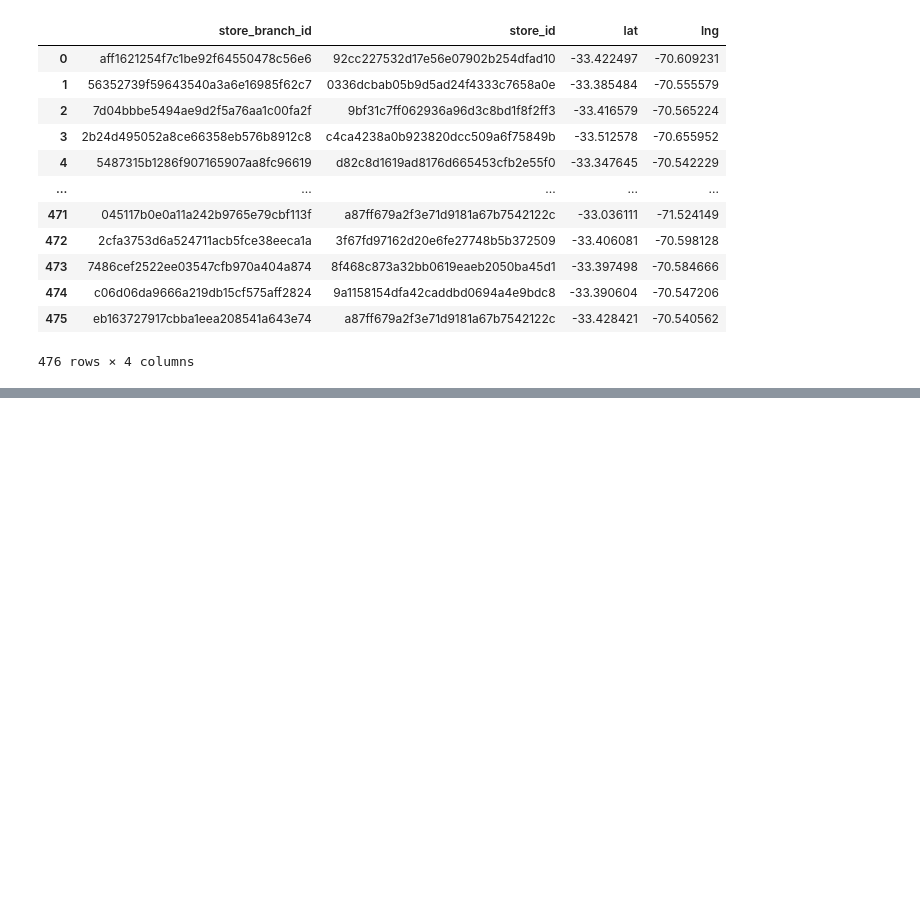
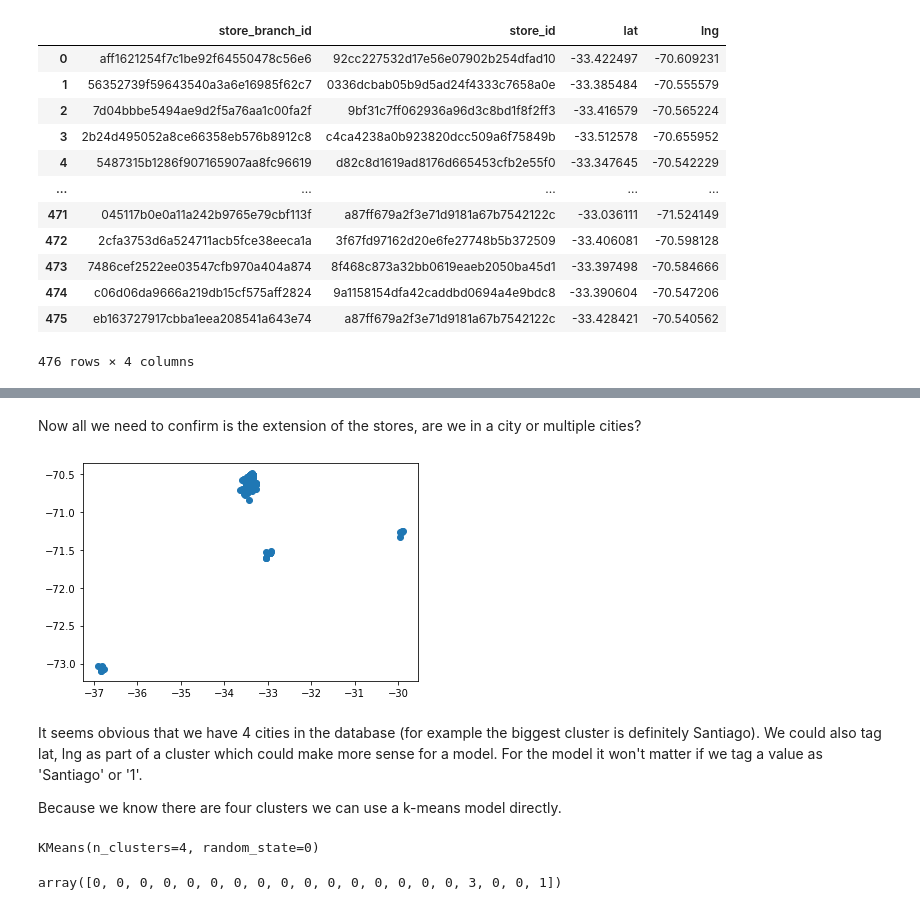
Before and after one commit to harrisonford/cornershop_estimator, a Jupyter notebook: 04_StoreBranches.ipynb, the cells around one changed output, grey strips where cells are left out. Drawn from its saved outputs; the diff is of its cells as text; code cells hidden in the pictures; blank space fills up the shorter version.

```diff
--- a/04_StoreBranches.ipynb
+++ b/04_StoreBranches.ipynb
@@ -23,0 +99,25 @@ stores
+# %% [markdown]
+Now all we need to confirm is the extension of the stores, are we in a city or multiple cities?
+# %%
+plt.scatter(stores['lat'], stores['lng'])
+plt.show()
+# %% [output]
+[figure, added]
+# %% [markdown]
+It seems obvious that we have 4 cities in the database (for example the biggest cluster is
+definitely Santiago). We could also tag lat, lng as part of a cluster which could make more
+sense for a model. For the model it won't matter if we tag a value as 'Santiago' or '1'.
+
+Because we know there are four clusters we can use a k-means model directly.
+# %%
+# create a k-means cluster for lat, lng data
+kmeans = KMeans(n_clusters=4, random_state=0).fit(stores[['lat', 'lng']])
+kmeans
+# %% [output]
+KMeans(n_clusters=4, random_state=0)
+# %%
+# test the model with an example
+predictions = kmeans.predict(stores[['lat', 'lng']])
+predictions[:20]
+# %% [output]
+array([0, 0, 0, 0, 0, 0, 0, 0, 0, 0, 0, 0, 0, 0, 0, 0, 3, 0, 0, 1])
```
Also changed, not shown: parts of 14 cells of this notebook, 2 other files.
